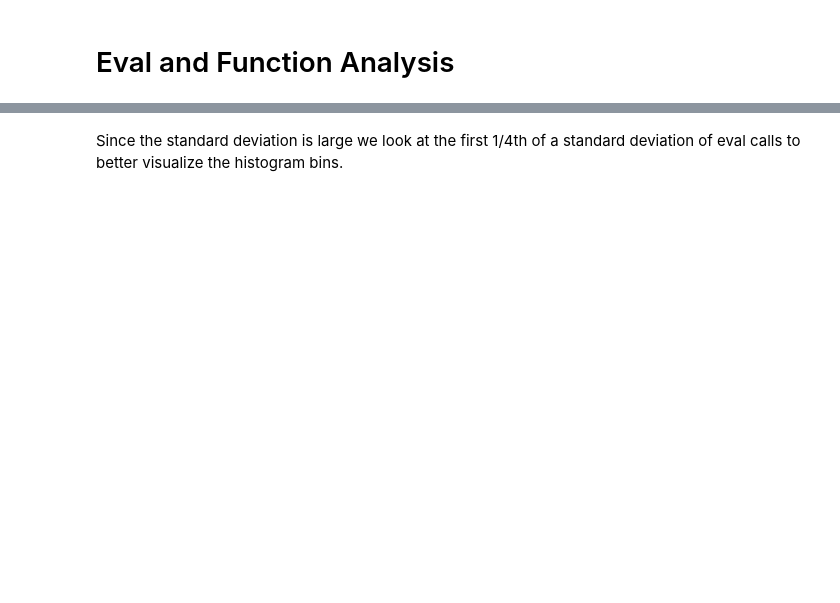
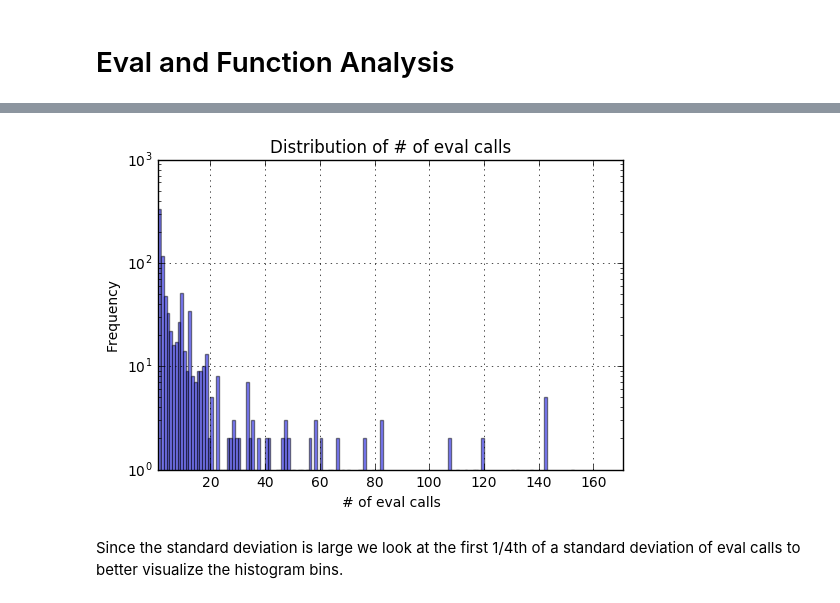
Before and after one commit to mozilla/UCOSP-winter-2018_TrackingTechnologies, a Jupyter notebook: analyses/eval_analysis.ipynb, the cells around one changed output, grey strips where cells are left out. Cells and saved outputs as stored; diff of their text form; code cells hidden in the pictures; blank space fills up the shorter version.

```diff
--- a/analyses/eval_analysis.ipynb
+++ b/analyses/eval_analysis.ipynb
@@ -190,3 +523,18 @@ plt.close()
+# %%
+plt.figure()
+
+fig = analysis.eval_usage['# of eval calls'].plot.hist(alpha=0.5, bins=largest_eval_call_count)
+
+plt.title("Distribution of # of eval calls")
+fig.set_xlabel("# of eval calls")
+plt.yscale('log')
+fig.set_xlim(1, int(standard_deviation * 2))
+fig.grid()
+
+plt.show()
+plt.close()
+# %% [output]
+[figure, added]
 # %% [markdown]
 Since the standard deviation is large we look at the first 1/4th of a standard deviation of eval calls to better visualize the histogram bins.
 # %%
```
Also changed, not shown: parts of 76 cells of this notebook, 11 other files.
